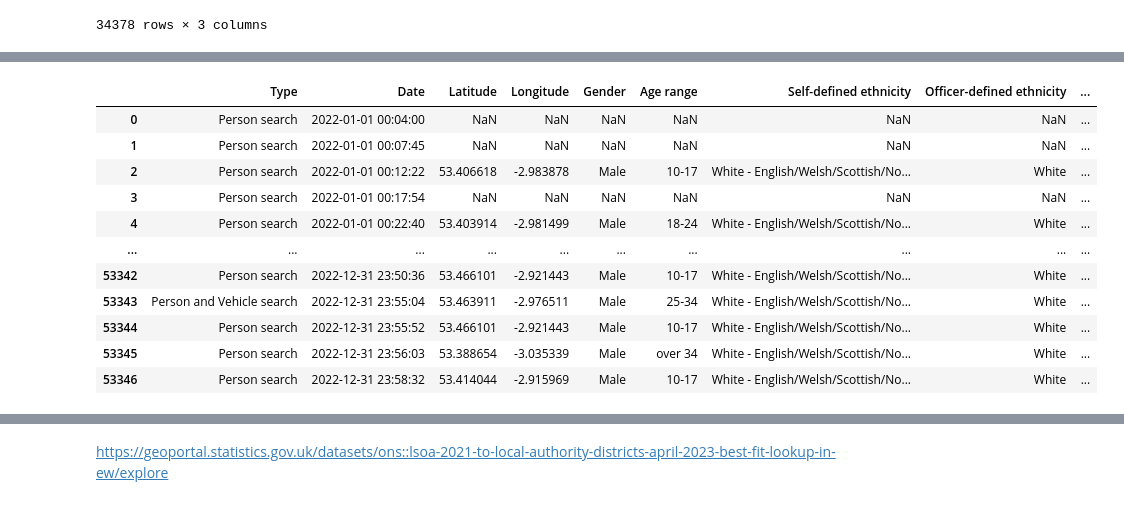
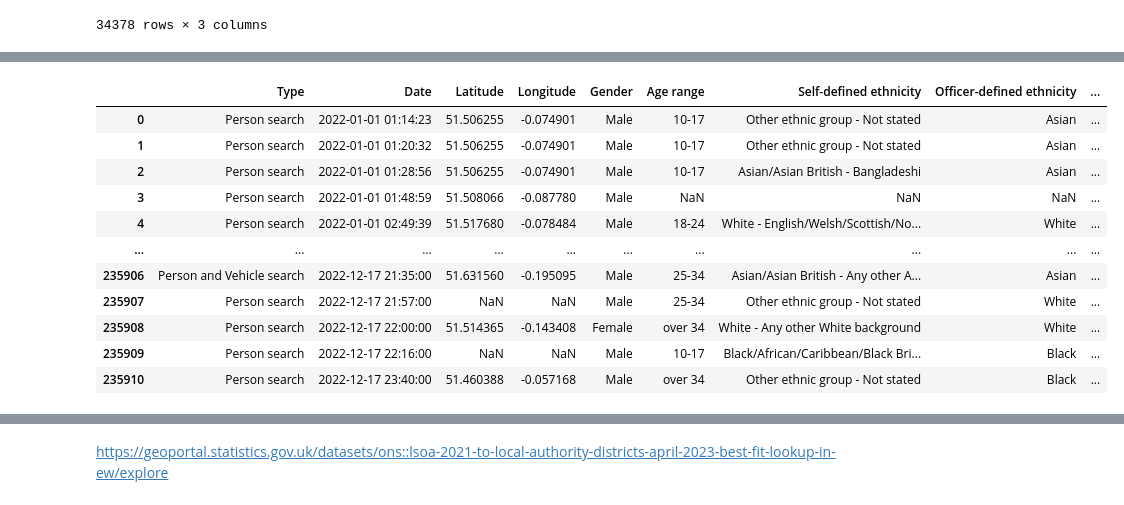
Before and after one commit to KofiBartonByfield/Dissertation, a Jupyter notebook: code/create_police_csv.ipynb, the cells around one changed output, grey strips where cells are left out. Cells and saved outputs as stored; diff of their text form; code cells hidden in the pictures.

```diff
--- a/code/create_police_csv.ipynb
+++ b/code/create_police_csv.ipynb
@@ -85,11 +110,16 @@ merseyside_crimes_with_outcomes = merseyside_crimes_df.merge(merseyside_outcomes
 ### Convert to datetime
 # %%
 # Convert the date column to datetime format
-london_crimes_with_outcomes['Date'] = pd.to_datetime(london_crimes_with_outcomes['Month'], format= '%Y-%m')
-london_ss_df['Date'] = pd.to_datetime(london_ss_df['Date']).dt.tz_convert(None) # convert to datetime and remove timezone
-london_ss_df.drop(columns=['Part of a policing operation', 'Policing operation'], inplace=True) # remove empty columns
+# london_crimes_with_outcomes['Date'] = pd.to_datetime(london_crimes_with_outcomes['Month'], format= '%Y-%m')
+# london_ss_df['Date'] = pd.to_datetime(london_ss_df['Date']).dt.tz_convert(None) # convert to datetime and remove timezone
+# london_ss_df.drop(columns=['Part of a policing operation', 'Policing operation'], inplace=True) # remove empty columns
 
 
-merseyside_crimes_with_outcomes['Date'] = pd.to_datetime(merseyside_crimes_with_outcomes['Month'], format= '%Y-%m')
-merseyside_ss_df['Date'] = pd.to_datetime(merseyside_ss_df['Date']).dt.tz_convert(None) # convert to datetime and remove timezone
-merseyside_ss_df.drop(columns=['Part of a policing operation', 'Policing operation'], inplace=True) # remove empty columns
+# merseyside_crimes_with_outcomes['Date'] = pd.to_datetime(merseyside_crimes_with_outcomes['Month'], format= '%Y-%m')
+# merseyside_ss_df['Date'] = pd.to_datetime(merseyside_ss_df['Date']).dt.tz_convert(None) # convert to datetime and remove timezone
+# merseyside_ss_df.drop(columns=['Part of a policing operation', 'Policing operation'], inplace=True) # remove empty columns
+
+crimes_df['Date'] = pd.to_datetime(crimes_df['Month'], format= '%Y-%m')
+stops_df['Date'] = pd.to_datetime(stops_df['Date']).dt.tz_convert(None) # convert to datetime and remove timezone
+stops_df.drop(columns=['Part of a policing operation', 'Policing operation'], inplace=True) # remove empty columns
+stops_df
@@ -149,61 +177,76 @@ LSOA_df
 # %%
 # Convert crime DataFrames to GeoDataFrames
-gdf_ss_m = gpd.GeoDataFrame(merseyside_ss_df,
-                            geometry=gpd.points_from_xy(merseyside_ss_df['Longitude'],
-                                                        merseyside_ss_df['Latitude']),
+gdf_ss = gpd.GeoDataFrame(stops_df,
+                            geometry=gpd.points_from_xy(stops_df['Longitude'],
+                                                        stops_df['Latitude']),
                             crs="EPSG:4326")  # WGS84 (standard lat/lon)
 
-gdf_ss_l = gpd.GeoDataFrame(london_ss_df,
-                            geometry=gpd.points_from_xy(london_ss_df['Longitude'],
-                                                        london_ss_df['Latitude']),
-                            crs="EPSG:4326")  # WGS84 (standard lat/lon)
+
+# gdf_ss_m = gpd.GeoDataFrame(merseyside_ss_df,
+#                             geometry=gpd.points_from_xy(merseyside_ss_df['Longitude'],
+#                                                         merseyside_ss_df['Latitude']),
+#                             crs="EPSG:4326")  # WGS84 (standard lat/lon)
+
+# gdf_ss_l = gpd.GeoDataFrame(london_ss_df,
+#                             geometry=gpd.points_from_xy(london_ss_df['Longitude'],
+#                                                         london_ss_df['Latitude']),
+#                             crs="EPSG:4326")  # WGS84 (standard lat/lon)
 
 # Convert LSOA DataFrame to GeoDataFrame
 gdf_lsoa = gpd.GeoDataFrame(LSOA_df,
                             geometry=gpd.points_from_xy(LSOA_df['Longitude'],
                                                         LSOA_df['Latitude']),
                             crs="EPSG:4326")
 
 # Reproject to British National Grid (EPSG:27700) for accurate distance calculations
-gdf_ss_m = gdf_ss_m.to_crs("EPSG:27700")
-gdf_ss_l = gdf_ss_l.to_crs("EPSG:27700")
+# gdf_ss_m = gdf_ss_m.to_crs("EPSG:27700")
+# gdf_ss_l = gdf_ss_l.to_crs("EPSG:27700")
+gdf_ss = gdf_ss.to_crs("EPSG:27700")
 gdf_lsoa = gdf_lsoa.to_crs("EPSG:27700")
 
 # Perform spatial join with corrected CRS
-merged_df_m = gpd.sjoin_nearest(gdf_ss_m, gdf_lsoa, how="left", distance_col="distance")
-merged_df_l = gpd.sjoin_nearest(gdf_ss_l, gdf_lsoa, how="left", distance_col="distance")
+# merseyside = gpd.sjoin_nearest(gdf_ss_m, gdf_lsoa, how="left", distance_col="distance")
+# london = gpd.sjoin_nearest(gdf_ss_l, gdf_lsoa, how="left", distance_col="distance")
+stops_df = gpd.sjoin_nearest(gdf_ss, gdf_lsoa, how="left", distance_col="distance")
+
 
 # Convert back to EPSG:4326 (optional, if needed for mapping or output)
-merged_df_m = merged_df_m.to_crs("EPSG:4326")
-merged_df_l = merged_df_l.to_crs("EPSG:4326")
+# merseyside = merseyside.to_crs("EPSG:4326")
+# london = london.to_crs("EPSG:4326")
+stops_df = stops_df.to_crs('EPSG:4326')
 
 # Drop unnecessary columns if they exist
 cols_to_drop = ['geometry', 'Longitude_right', 'Latitude_right']
-merged_df_m = merged_df_m.drop(columns=[col for col in cols_to_drop if col in merged_df_m.columns])
-merged_df_l = merged_df_l.drop(columns=[col for col in cols_to_drop if col in merged_df_l.columns])
+# merseyside = merseyside.drop(columns=[col for col in cols_to_drop if col in merseyside.columns])
+# london = london.drop(columns=[col for col in cols_to_drop if col in london.columns])
+stops_df = stops_df.drop(columns=[col for col in cols_to_drop if col in stops_df.columns])
 
 # Rename columns to maintain consistency
-merged_df_m = merged_df_m.rename(columns={'LSOA01CD': 'LSOA code',
-                                          'Latitude_left': 'Latitude',
-                                          'Longitude_left': 'Longitude'})
-merged_df_l = merged_df_l.rename(columns={'LSOA01CD': 'LSOA code',
+# merseyside = merseyside.rename(columns={'LSOA01CD': 'LSOA code',
+#                                           'Latitude_left': 'Latitude',
+#                                           'Longitude_left': 'Longitude'})
+# london = london.rename(columns={'LSOA01CD': 'LSOA code',
+#                                           'Latitude_left': 'Latitude',
+#                                           'Longitude_left': 'Longitude'})
+stops_df = stops_df.rename(columns={'LSOA01CD': 'LSOA code',
                                           'Latitude_left': 'Latitude',
                                           'Longitude_left': 'Longitude'})
 
 
 # Display results
-display(merged_df_m)
-display(merged_df_l)
+# display(merseyside.head())
+# display(london.head())
+display(stops_df)
 # %% [output]
 |  | Type | Date | Latitude | Longitude | Gender | Age range | Self-defined ethnicity | Officer-defined ethnicity | ... |
-| 0 | Person search | 2022-01-01 00:04:00 | NaN | NaN | NaN | NaN | NaN | NaN | ... |
-| 1 | Person search | 2022-01-01 00:07:45 | NaN | NaN | NaN | NaN | NaN | NaN | ... |
-| 2 | Person search | 2022-01-01 00:12:22 | 53.406618 | -2.983878 | Male | 10-17 | White - English/Welsh/Scottish/No... | White | ... |
-| 3 | Person search | 2022-01-01 00:17:54 | NaN | NaN | NaN | NaN | NaN | NaN | ... |
-| 4 | Person search | 2022-01-01 00:22:40 | 53.403914 | -2.981499 | Male | 18-24 | White - English/Welsh/Scottish/No... | White | ... |
+| 0 | Person search | 2022-01-01 01:14:23 | 51.506255 | -0.074901 | Male | 10-17 | Other ethnic group - Not stated | Asian | ... |
+| 1 | Person search | 2022-01-01 01:20:32 | 51.506255 | -0.074901 | Male | 10-17 | Other ethnic group - Not stated | Asian | ... |
+| 2 | Person search | 2022-01-01 01:28:56 | 51.506255 | -0.074901 | Male | 10-17 | Asian/Asian British - Bangladeshi | Asian | ... |
+| 3 | Person search | 2022-01-01 01:48:59 | 51.508066 | -0.087780 | Male | NaN | NaN | NaN | ... |
+| 4 | Person search | 2022-01-01 02:49:39 | 51.517680 | -0.078484 | Male | 18-24 | White - English/Welsh/Scottish/No... | White | ... |
 | ... | ... | ... | ... | ... | ... | ... | ... | ... | ... |
-| 53342 | Person search | 2022-12-31 23:50:36 | 53.466101 | -2.921443 | Male | 10-17 | White - English/Welsh/Scottish/No... | White | ... |
-| 53343 | Person and Vehicle search | 2022-12-31 23:55:04 | 53.463911 | -2.976511 | Male | 25-34 | White - English/Welsh/Scottish/No... | White | ... |
-| 53344 | Person search | 2022-12-31 23:55:52 | 53.466101 | -2.921443 | Male | 10-17 | White - English/Welsh/Scottish/No... | White | ... |
-| 53345 | Person search | 2022-12-31 23:56:03 | 53.388654 | -3.035339 | Male | over 34 | White - English/Welsh/Scottish/No... | White | ... |
-| 53346 | Person search | 2022-12-31 23:58:32 | 53.414044 | -2.915969 | Male | 10-17 | White - English/Welsh/Scottish/No... | White | ... |
+| 235906 | Person and Vehicle search | 2022-12-17 21:35:00 | 51.631560 | -0.195095 | Male | 25-34 | Asian/Asian British - Any other A... | Asian | ... |
+| 235907 | Person search | 2022-12-17 21:57:00 | NaN | NaN | Male | 25-34 | Other ethnic group - Not stated | White | ... |
+| 235908 | Person search | 2022-12-17 22:00:00 | 51.514365 | -0.143408 | Female | over 34 | White - Any other White background | White | ... |
+| 235909 | Person search | 2022-12-17 22:16:00 | NaN | NaN | Male | 10-17 | Black/African/Caribbean/Black Bri... | Black | ... |
+| 235910 | Person search | 2022-12-17 23:40:00 | 51.460388 | -0.057168 | Male | over 34 | Other ethnic group - Not stated | Black | ... |
```
Also changed, not shown: parts of 55 cells of this notebook, 5 other files.
